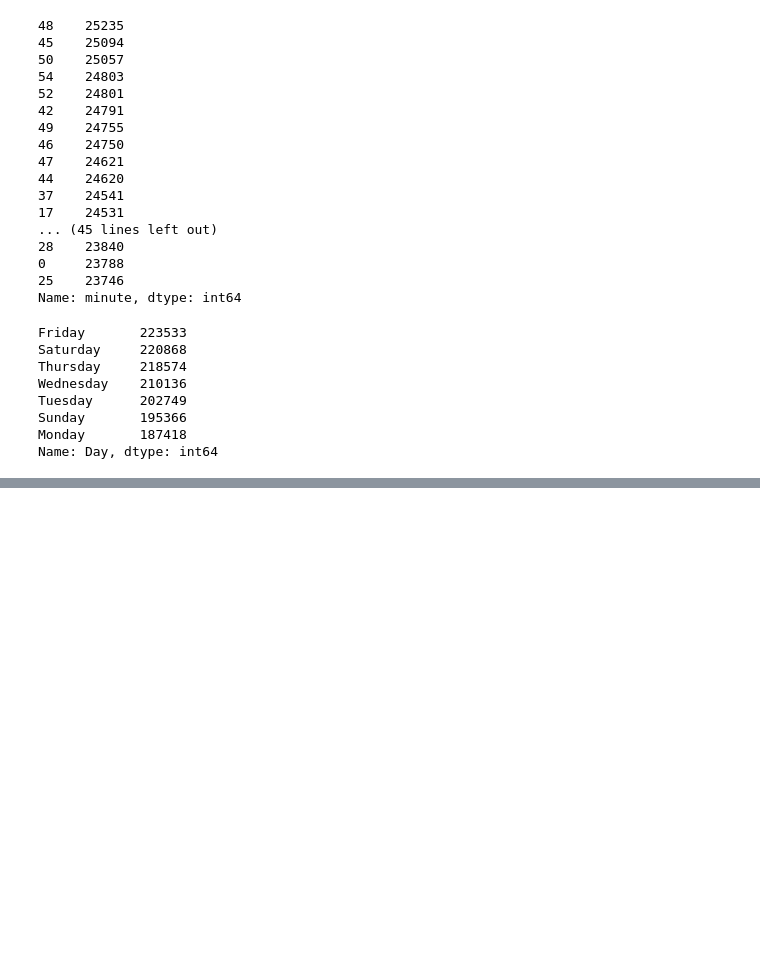
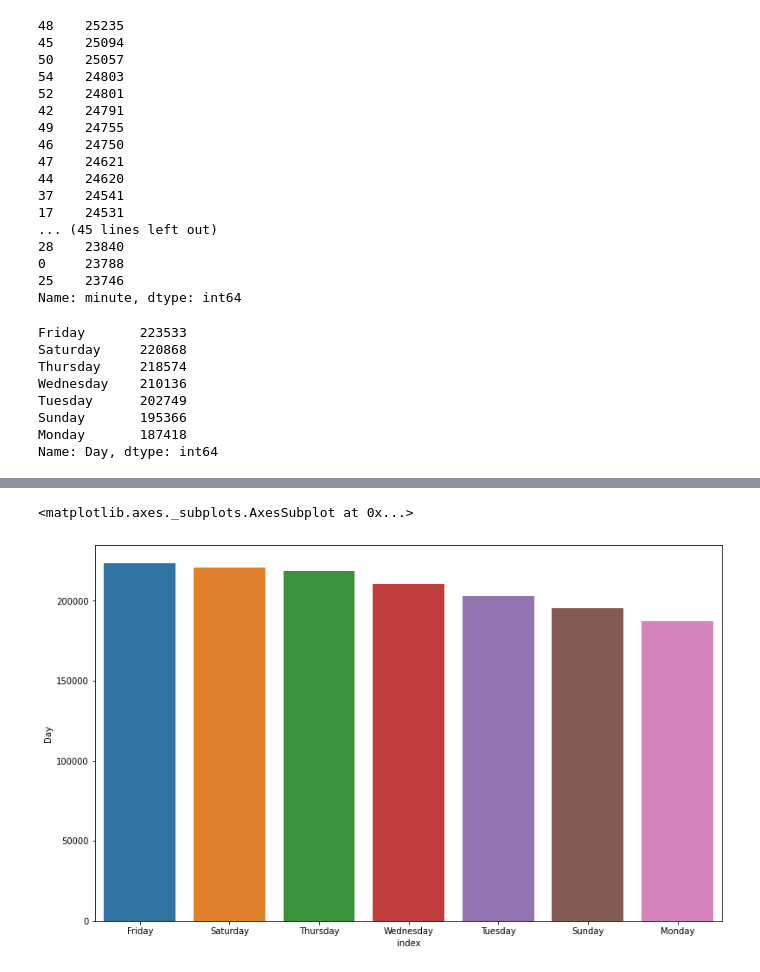
Before and after one commit to Ishakasar/Taxi-Trip-Prediction, a Jupyter notebook: Isha_Kasar_Team_3_Capstone_Project_2.ipynb, the cells around one changed output, grey strips where cells are left out. Saved outputs shown, nothing was run; the diff lists cells and outputs as text; code cells hidden in the pictures; blank space fills up the shorter version.

```diff
--- a/Isha_Kasar_Team_3_Capstone_Project_2.ipynb
+++ b/Isha_Kasar_Team_3_Capstone_Project_2.ipynb
@@ -277,0 +285,7 @@ sns.barplot(x='Day',y='id',data=d)
+# %%
+Day_df=df['Day'].value_counts().reset_index()
+plt.figure(figsize=(13,8))
+sns.barplot(x='index',y='Day',data=Day_df)
+# %% [output]
+<matplotlib.axes._subplots.AxesSubplot at 0x...>
+[figure, added]
```
Also changed, not shown: parts of 35 cells of this notebook.
